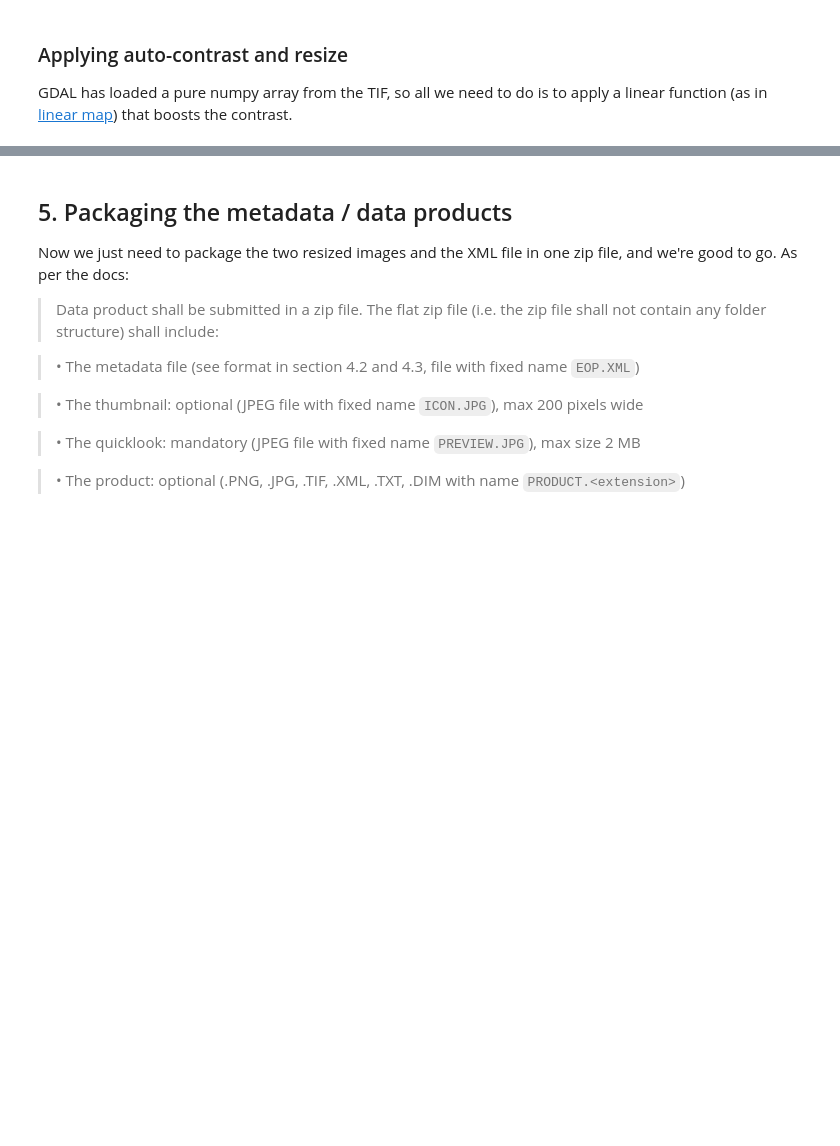
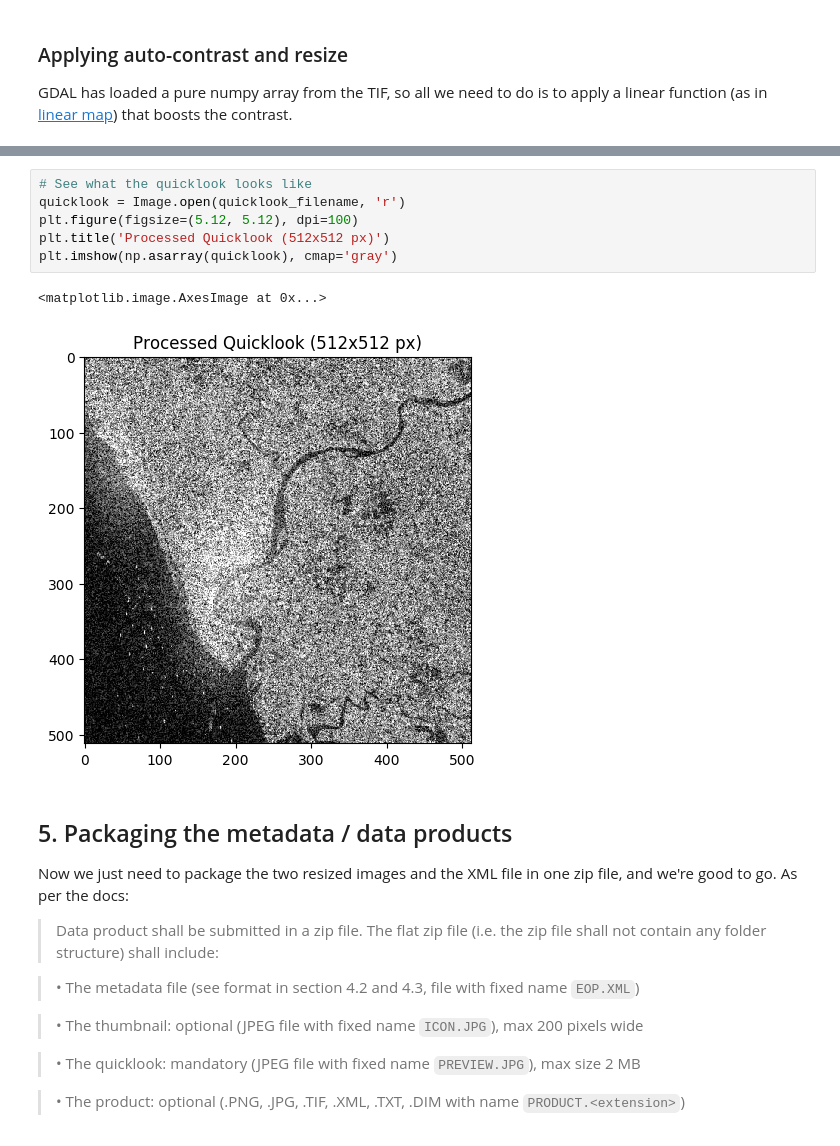
Before and after one commit to leblancfg/handling_large_images, a Jupyter notebook: charter_metadata.ipynb, the cells around one changed output, grey strips where cells are left out. Drawn from its saved outputs; the diff is of its cells as text; blank space fills up the shorter version.

```diff
--- a/charter_metadata.ipynb
+++ b/charter_metadata.ipynb
@@ -357,3 +373,12 @@ plt.imshow(np.asarray(thumbnail), cmap='gray', interpolation='bilinear')
+# %%
+# See what the quicklook looks like
+quicklook = Image.open(quicklook_filename, 'r')
+plt.figure(figsize=(5.12, 5.12), dpi=100)
+plt.title('Processed Quicklook (512x512 px)')
+plt.imshow(np.asarray(quicklook), cmap='gray')
+# %% [output]
+<matplotlib.image.AxesImage at 0x...>
+[figure, added]
 # %% [markdown]
 ## 5. Packaging the metadata / data products
 Now we just need to package the two resized images and the XML file in one zip file, and we're good to go. As per the docs:
```
Also changed, not shown: parts of 12 cells of this notebook, 6 other files.
